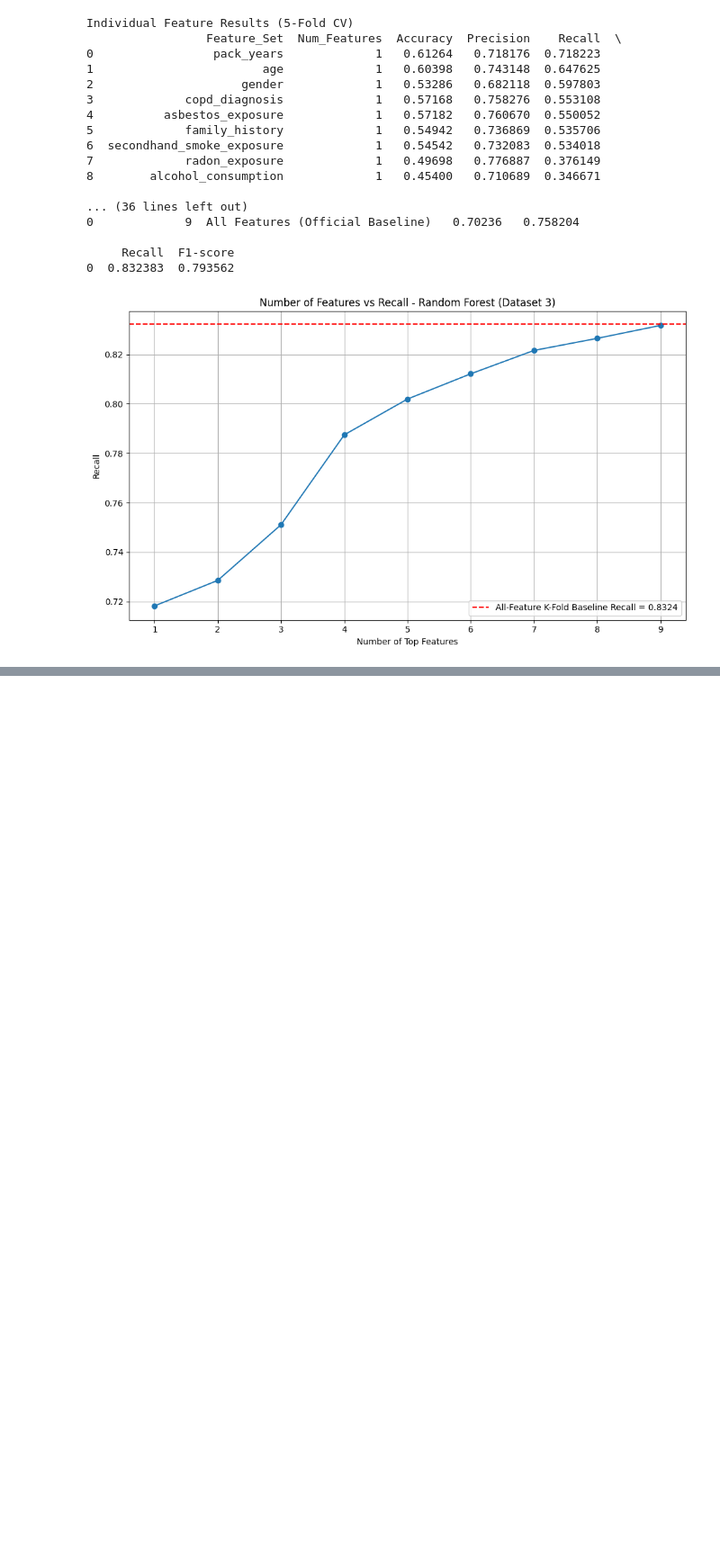
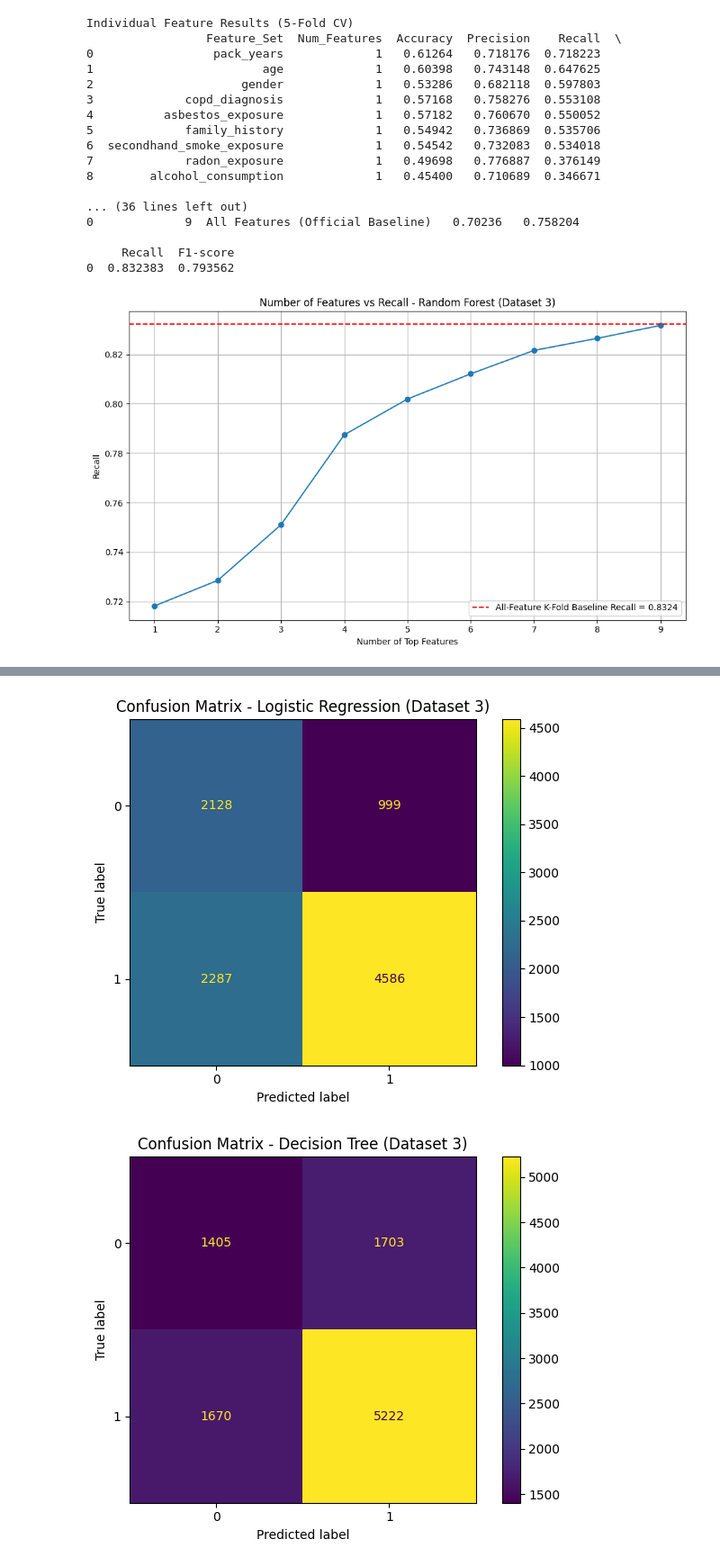
Before and after one commit to jeremy87lee/IS_PROJECT_TEAM_3, a Jupyter notebook: Dataset_Based/Dataset_3_Analysis.ipynb, the cells around one changed output, grey strips where cells are left out. Shown at 90% size. Drawn from its saved outputs; the diff is of its cells as text; code cells hidden in the pictures; blank space fills up the shorter version.

```diff
--- a/Dataset_Based/Dataset_3_Analysis.ipynb
+++ b/Dataset_Based/Dataset_3_Analysis.ipynb
@@ -338,0 +1109,21 @@ Individual Feature Results (5-Fold CV)
+# %%
+# CONFUSION MATRICES FOR EACH MODEL - DATASET 3
+
+confusion_matrices_dataset3 = {
+    "Logistic Regression": cm_lr3,
+    "Decision Tree": cm_dt3,
+    "Random Forest": cm_rf3
+}
+
+for model_name, matrix in confusion_matrices_dataset3.items():
+    disp = ConfusionMatrixDisplay(
+        confusion_matrix=matrix,
+        display_labels=[0, 1]
+    )
+    disp.plot()
+    plt.title(f"Confusion Matrix - {model_name} (Dataset 3)")
+    plt.tight_layout()
+    plt.show()
+# %% [output]
+[figure, added]
+[figure, added]
```
Also changed, not shown: parts of 8 cells of this notebook.
